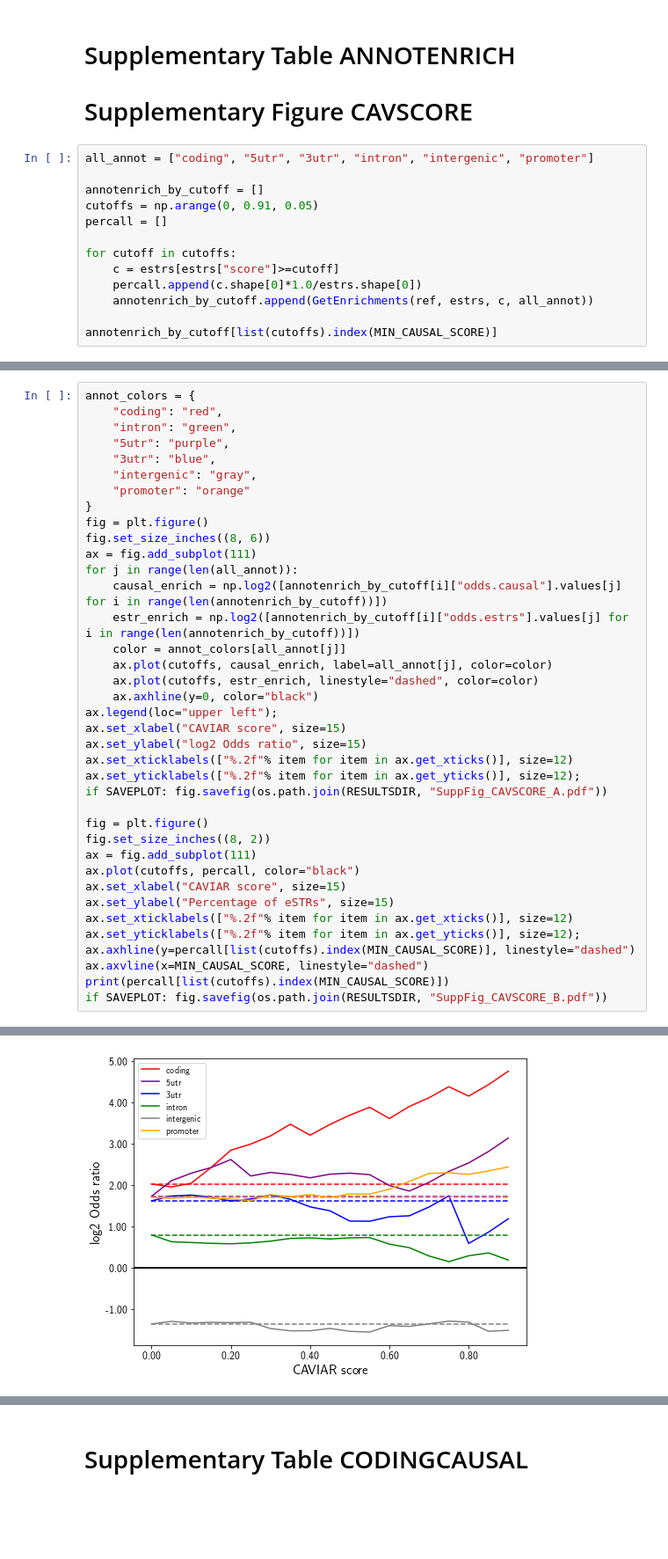
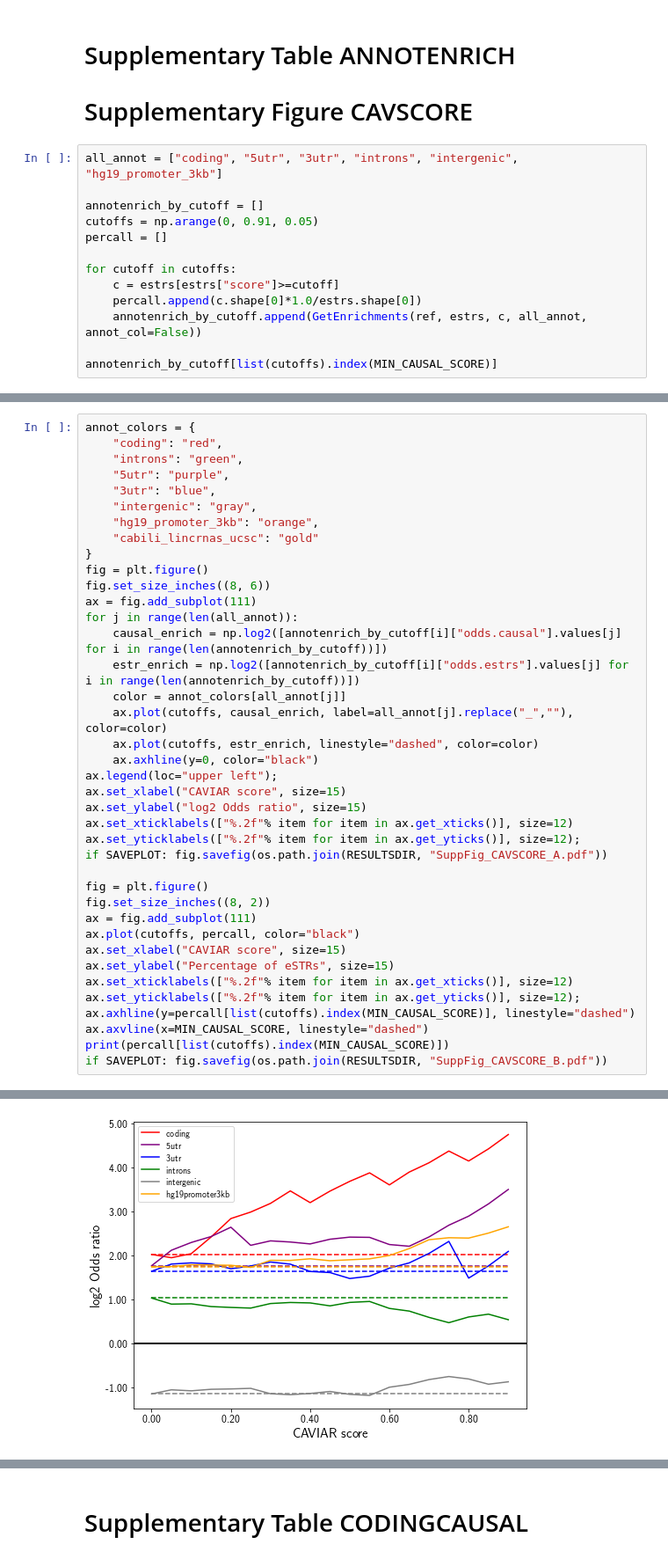
Before and after one commit to gymreklab/gtex-estrs-paper, a Jupyter notebook: Figures/eSTR-GTEx-Figure2.ipynb, the cells around one changed output, grey strips where cells are left out. Shown at 88% size. Drawn from its saved outputs; the diff is of its cells as text; blank space fills up the shorter version.

```diff
--- a/Figures/eSTR-GTEx-Figure2.ipynb
+++ b/Figures/eSTR-GTEx-Figure2.ipynb
@@ -227,7 +227,7 @@ for t in TISSUES:
 # Supplementary Table ANNOTENRICH
 # Supplementary Figure CAVSCORE
 # %%
-all_annot = ["coding", "5utr", "3utr", "intron", "intergenic", "promoter"]
+all_annot = ["coding", "5utr", "3utr", "introns", "intergenic", "hg19_promoter_3kb"]
 
 annotenrich_by_cutoff = []
 cutoffs = np.arange(0, 0.91, 0.05)
@@ -236,7 +236,7 @@ percall = []
 for cutoff in cutoffs:
     c = estrs[estrs["score"]>=cutoff]
     percall.append(c.shape[0]*1.0/estrs.shape[0])
-    annotenrich_by_cutoff.append(GetEnrichments(ref, estrs, c, all_annot))
+    annotenrich_by_cutoff.append(GetEnrichments(ref, estrs, c, all_annot, annot_col=False))
 
 annotenrich_by_cutoff[list(cutoffs).index(MIN_CAUSAL_SCORE)]
 # %% [output]
@@ -250,44 +250,45 @@ annotenrich_by_cutoff[list(cutoffs).index(MIN_CAUSAL_SCORE)]
 # %%
 annot_colors = {
     "coding": "red",
-    "intron": "green",
+    "introns": "green",
     "5utr": "purple",
     "3utr": "blue",
     "intergenic": "gray",
-    "promoter": "orange"
+    "hg19_promoter_3kb": "orange",
+    "cabili_lincrnas_ucsc": "gold"
 }
 fig = plt.figure()
 fig.set_size_inches((8, 6))
 ax = fig.add_subplot(111)
 for j in range(len(all_annot)):
     causal_enrich = np.log2([annotenrich_by_cutoff[i]["odds.causal"].values[j] for i in range(len(annotenrich_by_cutoff))])
     estr_enrich = np.log2([annotenrich_by_cutoff[i]["odds.estrs"].values[j] for i in range(len(annotenrich_by_cutoff))])
     color = annot_colors[all_annot[j]]
-    ax.plot(cutoffs, causal_enrich, label=all_annot[j], color=color)
+    ax.plot(cutoffs, causal_enrich, label=all_annot[j].replace("_",""), color=color)
     ax.plot(cutoffs, estr_enrich, linestyle="dashed", color=color)
     ax.axhline(y=0, color="black")
 ax.legend(loc="upper left");
 ax.set_xlabel("CAVIAR score", size=15)
 ax.set_ylabel("log2 Odds ratio", size=15)
 ax.set_xticklabels(["%.2f"% item for item in ax.get_xticks()], size=12)
 ax.set_yticklabels(["%.2f"% item for item in ax.get_yticks()], size=12);
 if SAVEPLOT: fig.savefig(os.path.join(RESULTSDIR, "SuppFig_CAVSCORE_A.pdf"))
 
 fig = plt.figure()
 fig.set_size_inches((8, 2))
 ax = fig.add_subplot(111)
 ax.plot(cutoffs, percall, color="black")
 ax.set_xlabel("CAVIAR score", size=15)
 ax.set_ylabel("Percentage of eSTRs", size=15)
 ax.set_xticklabels(["%.2f"% item for item in ax.get_xticks()], size=12)
 ax.set_yticklabels(["%.2f"% item for item in ax.get_yticks()], size=12);
 ax.axhline(y=percall[list(cutoffs).index(MIN_CAUSAL_SCORE)], linestyle="dashed")
 ax.axvline(x=MIN_CAUSAL_SCORE, linestyle="dashed")
 print(percall[list(cutoffs).index(MIN_CAUSAL_SCORE)])
 if SAVEPLOT: fig.savefig(os.path.join(RESULTSDIR, "SuppFig_CAVSCORE_B.pdf"))
 # %% [output]
 0.13591017565822933
-[figure, old version]
+[figure, new version]
 [figure]
 # %% [markdown]
 # Supplementary Table CODINGCAUSAL
```
Also changed, not shown: parts of 4 cells of this notebook, 7 other files.
